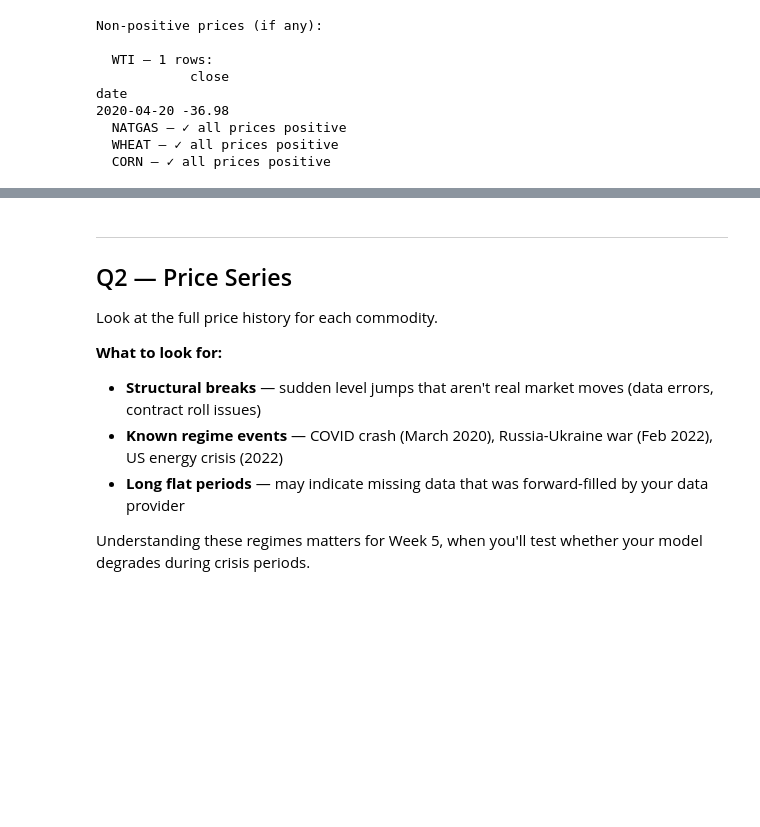
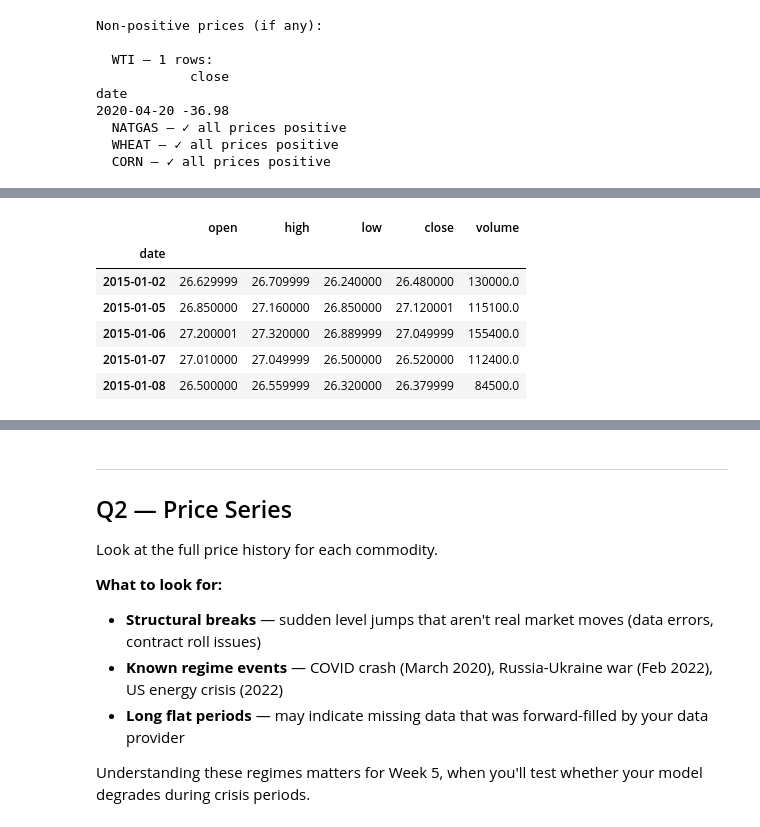
Before and after one commit to onchonga-programmer/commodity-volatility-forecasting-system, a Jupyter notebook: eda/01_eda.ipynb, the cells around one changed output, grey strips where cells are left out. Cells and saved outputs as stored; diff of their text form; code cells hidden in the pictures; blank space fills up the shorter version.

```diff
--- a/eda/01_eda.ipynb
+++ b/eda/01_eda.ipynb
@@ -132,0 +148,10 @@ date
+# %%
+df.head()
+# %% [output]
+|  | open | high | low | close | volume |
+| date |  |  |  |  |  |
+| 2015-01-02 | 26.629999 | 26.709999 | 26.240000 | 26.480000 | 130000.0 |
+| 2015-01-05 | 26.850000 | 27.160000 | 26.850000 | 27.120001 | 115100.0 |
+| 2015-01-06 | 27.200001 | 27.320000 | 26.889999 | 27.049999 | 155400.0 |
+| 2015-01-07 | 27.010000 | 27.049999 | 26.500000 | 26.520000 | 112400.0 |
+| 2015-01-08 | 26.500000 | 26.559999 | 26.320000 | 26.379999 | 84500.0 |
```
Also changed, not shown: parts of 4 cells of this notebook.
